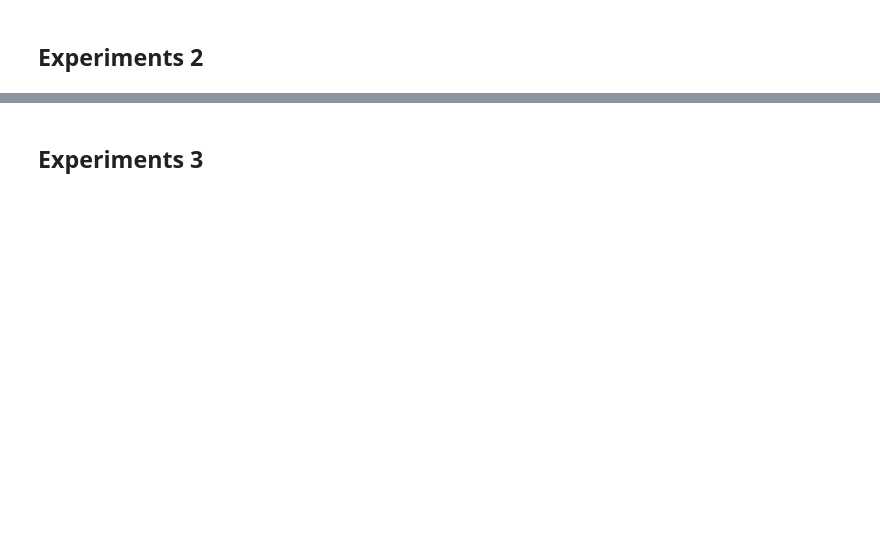
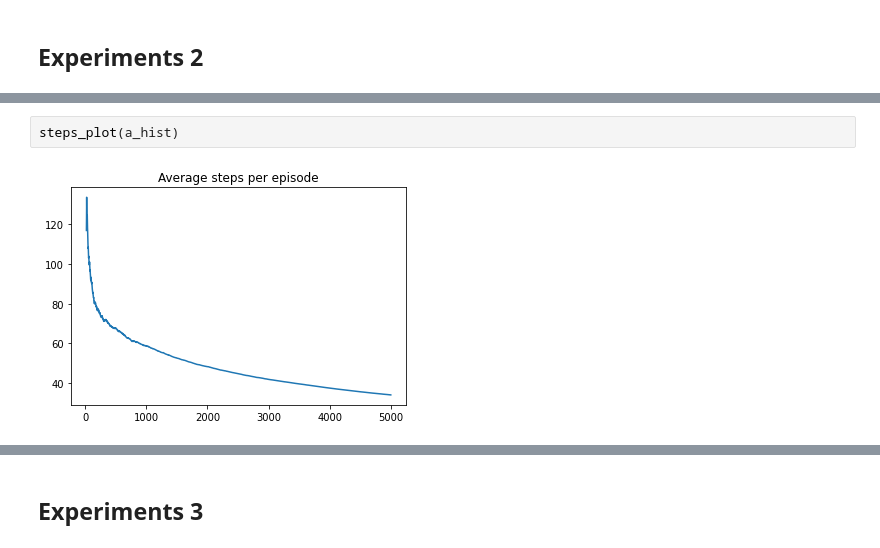
Before and after one commit to alexxcollins/Collins_Adib_INM707_CW, a Jupyter notebook: Experiments.ipynb, the cells around one changed output, grey strips where cells are left out. Saved outputs shown, nothing was run; the diff lists cells and outputs as text; blank space fills up the shorter version.

```diff
--- a/Experiments.ipynb
+++ b/Experiments.ipynb
@@ -131,3 +135,7 @@ Wall time: 1.17 s
+# %%
+steps_plot(a_hist)
+# %% [output]
+[figure, added]
 # %%
 path = find_path(Q_hist[-1])
 r, steps = calculate_rewards(q_learning.R, path)
```
Also changed, not shown: parts of 53 cells of this notebook, 2 other files.
